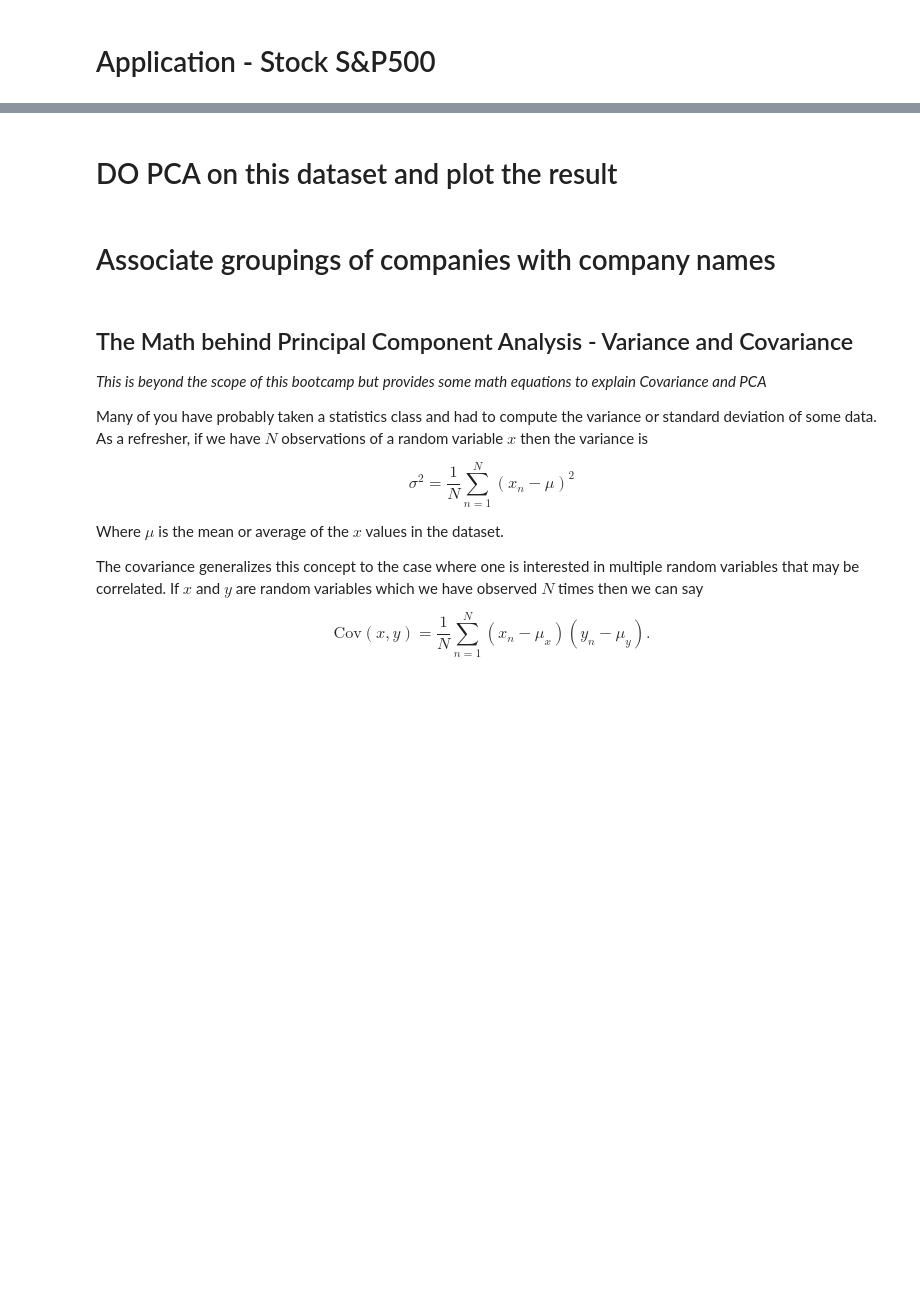
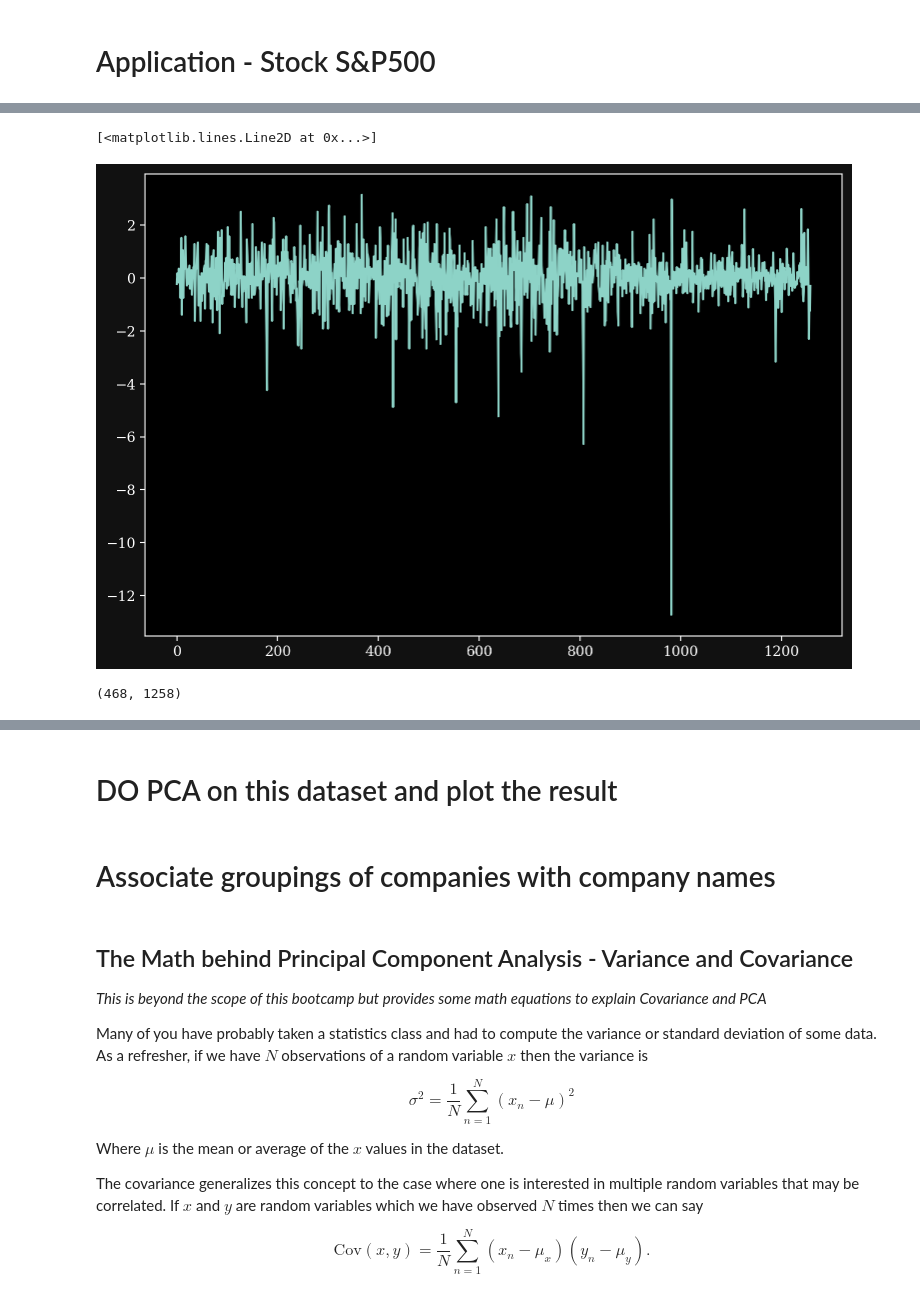
Before and after one commit to Hekstra-Lab/scientific-python-bootcamp, a Jupyter notebook: day3/day3.ipynb, the cells around one changed output, grey strips where cells are left out. Cells and saved outputs as stored; diff of their text form; code cells hidden in the pictures; blank space fills up the shorter version.

```diff
--- a/day3/day3.ipynb
+++ b/day3/day3.ipynb
@@ -171,3 +199,8 @@ name_dict = {a[0].strip():a[[1,2,3]] for a in arr}
+# %%
+plt.plot(normalized_price_changes[0])
+# %% [output]
+[<matplotlib.lines.Line2D at 0x...>]
+[figure, added]
 # %%
 # look at normnormalized_price_changes shape
 # + look at example
@@ -173,0 +210,4 @@ name_dict = {a[0].strip():a[[1,2,3]] for a in arr}
+# %%
+normalized_price_changes.shape
+# %% [output]
+(468, 1258)
```
Also changed, not shown: parts of 25 cells of this notebook.
